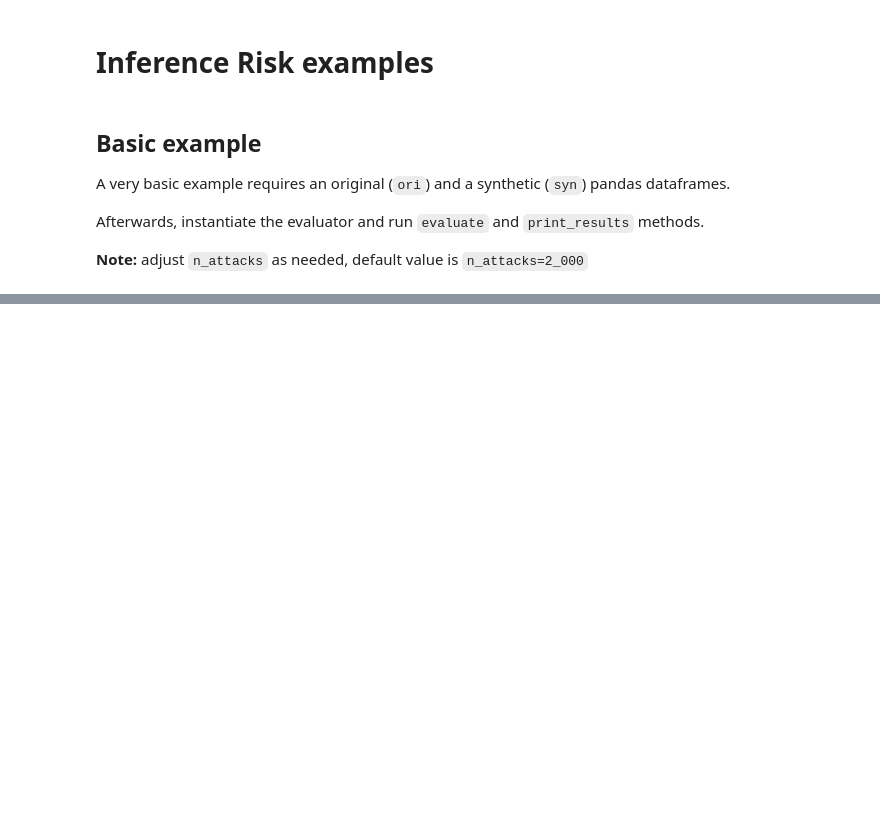
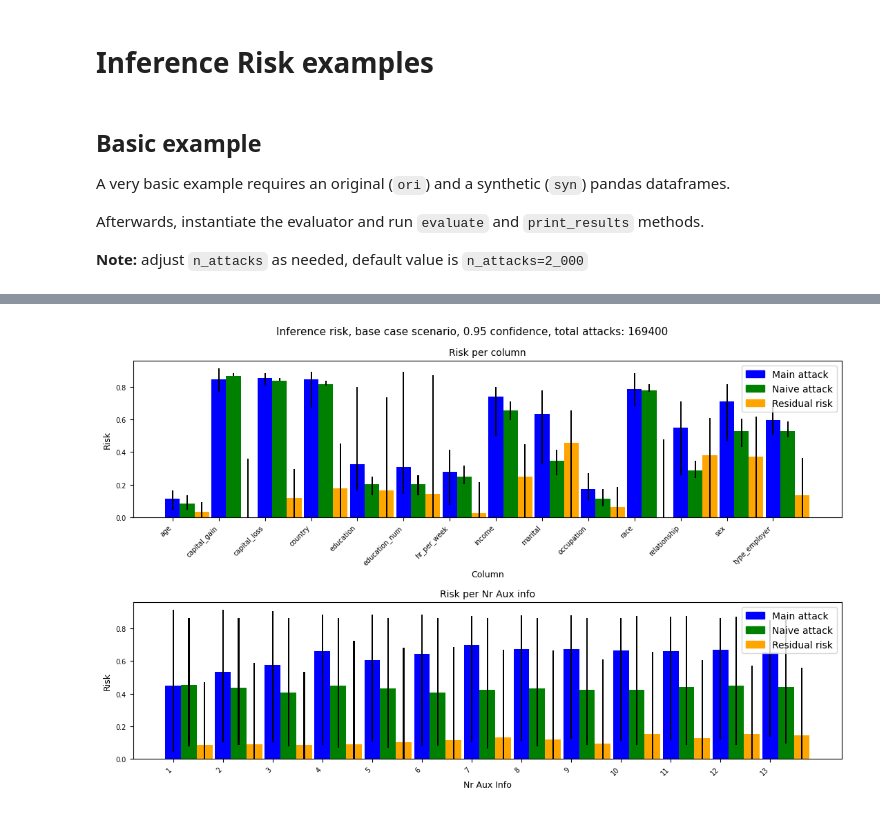
Before and after one commit to aidotse/LeakPro, a Jupyter notebook: leakpro/synthetic_data_attacks/examples/inference_example.ipynb, the cells around one changed output, grey strips where cells are left out. Cells and saved outputs as stored; diff of their text form; code cells hidden in the pictures; blank space fills up the shorter version.

```diff
--- a/leakpro/synthetic_data_attacks/examples/inference_example.ipynb
+++ b/leakpro/synthetic_data_attacks/examples/inference_example.ipynb
@@ -82,0 +122,8 @@ plot_ir_each_against_rest_columns(inf_res=inf_res)
+# %%
+#Get inference risk base case results from json file
+inf_res = load_inference_results(dataset="adults", worst_case_flag = False)
+# %%
+#Plot inference risk base case results
+plot_ir_base_case(inf_res=inf_res, high_res_flag=False)
+# %% [output]
+[figure, added]
```
Also changed, not shown: parts of 8 cells of this notebook, 10 other files.
